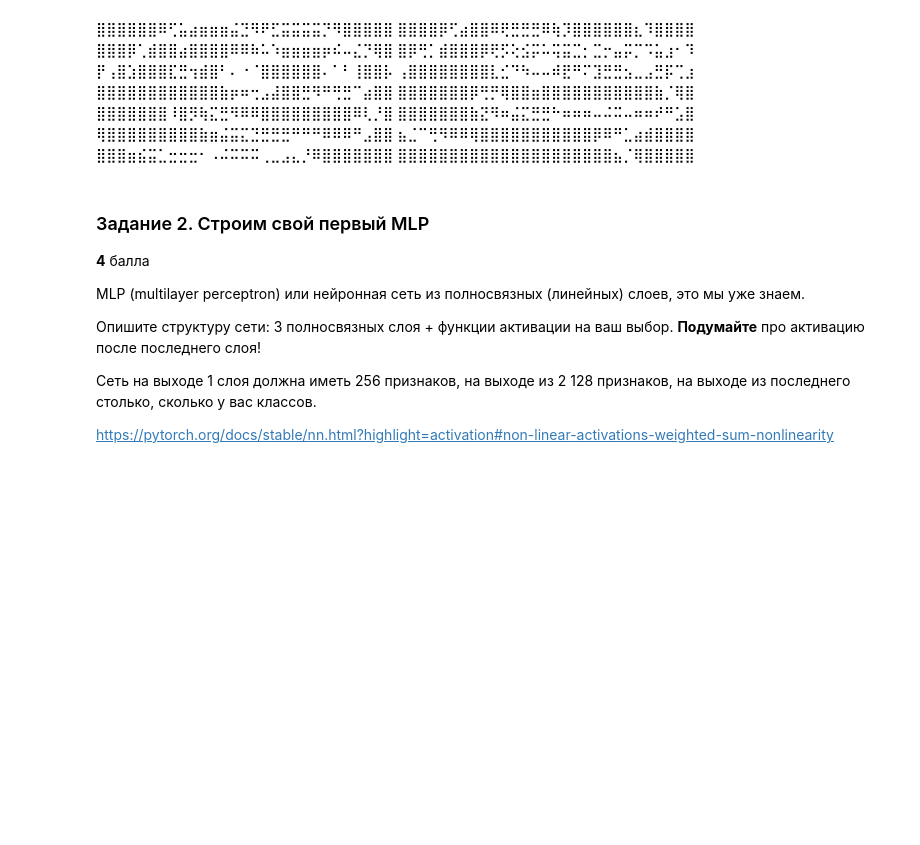
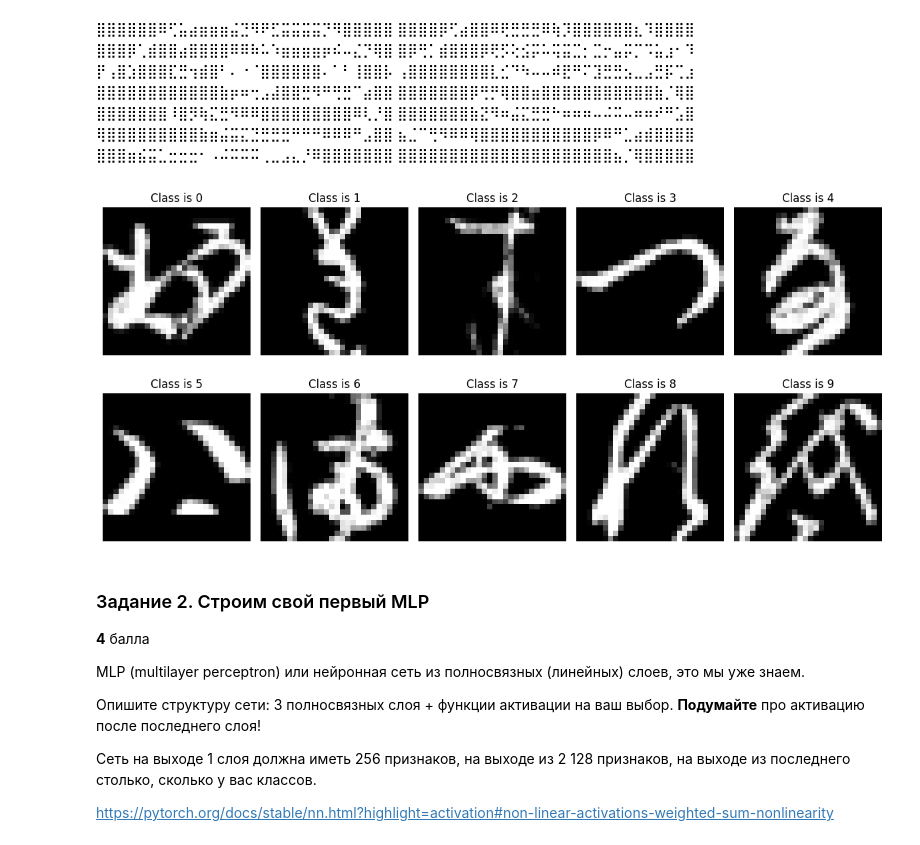
Before and after one commit to danon6868/BI-ml-2024, a Jupyter notebook: lecture_8_pytorch/homework/FC_NN_practice.ipynb, the cells around one changed output. Saved outputs shown, nothing was run; the diff lists cells and outputs as text; code cells hidden in the pictures; blank space fills up the shorter version.

```diff
--- a/lecture_8_pytorch/homework/FC_NN_practice.ipynb
+++ b/lecture_8_pytorch/homework/FC_NN_practice.ipynb
@@ -72,6 +72,20 @@ plt.title(f"Class is {trainset[0][1]}", fontsize=16);
 ⣦⣈⠉⢛⠻⠿⠿⢿⣿⣿⣿⣿⣿⣿⣿⣿⣿⣿⣿⡿⠿⠛⣁⣴⣾⣿⣿⣿⣿
 ⣿⣿⣿⣶⣮⣭⣁⣒⣒⣒⠂⠠⠬⠭⠭⠭⢀⣀⣠⣄⡘⠿⣿⣿⣿⣿⣿⣿⣿
 ⣿⣿⣿⣿⣿⣿⣿⣿⣿⣿⣿⣿⣿⣿⣿⣿⣿⣿⣿⣿⣿⣦⡈⢿⣿⣿⣿⣿⣿
+# %%
+fig, axes = plt.subplots(2, 5, figsize=(12, 6))
+
+for i in range(10):
+    img = next(img for img, label in trainset if label == i)
+    ax = axes[i // 5, i % 5]
+    ax.imshow(img[0].view(28, 28).numpy(), cmap="gray")
+    ax.set_title(f"Class is {i}", fontsize=12)
+    ax.axis("off")
+
+plt.tight_layout()
+plt.show()
+# %% [output]
+[figure, added]
 # %% [markdown]
 ### Задание 2. Строим свой первый MLP
 
```
Also changed, not shown: parts of 28 cells of this notebook.
